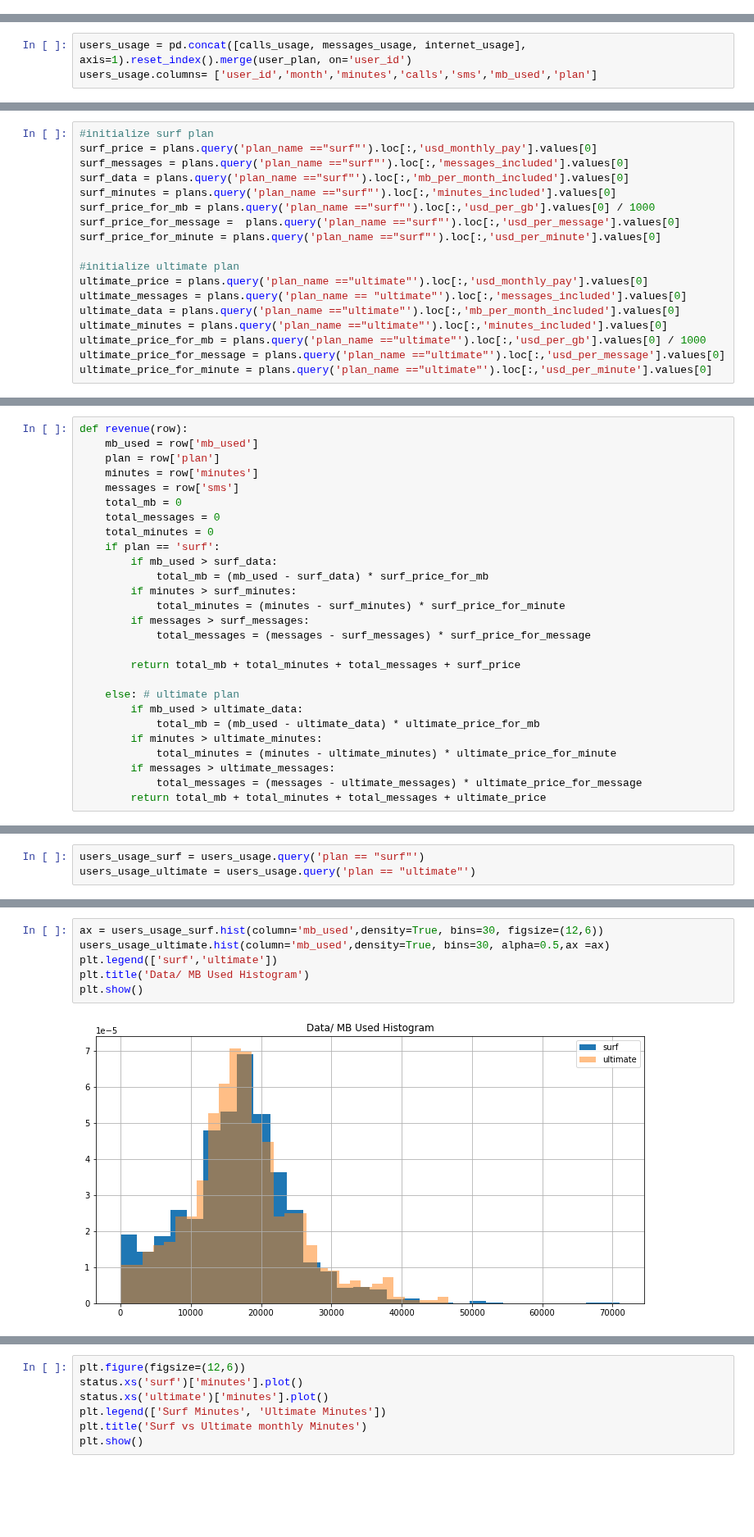
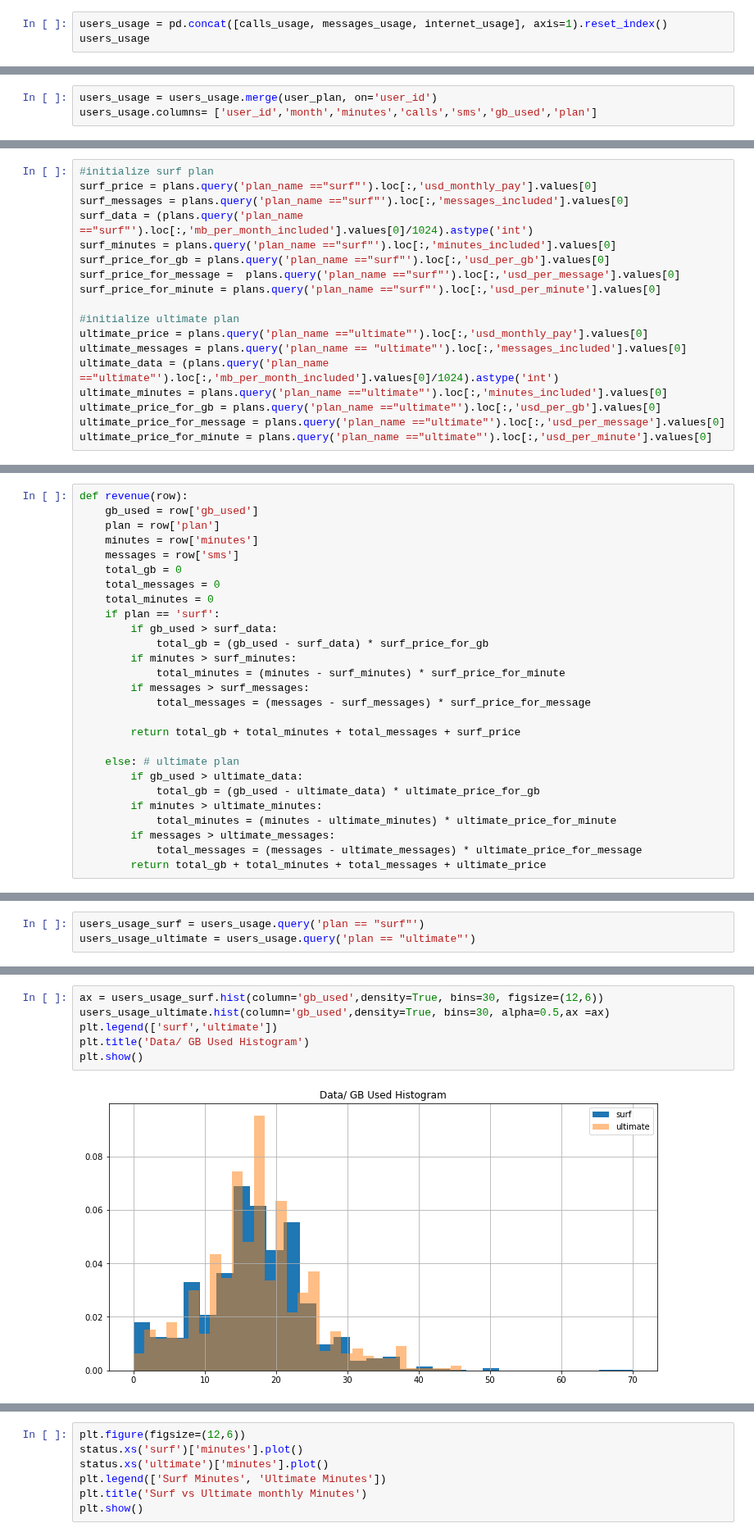
Before and after one commit to rainbowmoonlight/Yandex_Practicum_Projects, a Jupyter notebook: 03 Telecom Statistical Data Analysis/Telecom Statistical Data Analysis.ipynb, the cells around one changed output, grey strips where cells are left out. Shown at 82% size. Cells and saved outputs as stored; diff of their text form; blank space fills up the shorter version.

Commit message:
add telecom data analysis

```diff
--- a/03 Telecom Statistical Data Analysis/Telecom Statistical Data Analysis.ipynb
+++ b/03 Telecom Statistical Data Analysis/Telecom Statistical Data Analysis.ipynb
@@ -785,3 +805,6 @@ user_plan
 | 498 | 1498 | surf |
 | 499 | 1499 | surf |
 500 rows × 2 columns
+# %%
+users_usage = pd.concat([calls_usage, messages_usage, internet_usage], axis=1).reset_index()
+users_usage
@@ -788,6 +825,6 @@ user_plan
 # %%
-users_usage = pd.concat([calls_usage, messages_usage, internet_usage], axis=1).reset_index().merge(user_plan, on='user_id')
-users_usage.columns= ['user_id','month','minutes','calls','sms','mb_used','plan']
+users_usage = users_usage.merge(user_plan, on='user_id')
+users_usage.columns= ['user_id','month','minutes','calls','sms','gb_used','plan']
 # %%
 users_usage
 # %% [output]
@@ -832,18 +869,18 @@ plans.query('plan_name == "ultimate"').loc[:,'messages_included'].values[0]
 #initialize surf plan
 surf_price = plans.query('plan_name =="surf"').loc[:,'usd_monthly_pay'].values[0]
 surf_messages = plans.query('plan_name =="surf"').loc[:,'messages_included'].values[0]
-surf_data = plans.query('plan_name =="surf"').loc[:,'mb_per_month_included'].values[0]
+surf_data = (plans.query('plan_name =="surf"').loc[:,'mb_per_month_included'].values[0]/1024).astype('int')
 surf_minutes = plans.query('plan_name =="surf"').loc[:,'minutes_included'].values[0]
-surf_price_for_mb = plans.query('plan_name =="surf"').loc[:,'usd_per_gb'].values[0] / 1000
+surf_price_for_gb = plans.query('plan_name =="surf"').loc[:,'usd_per_gb'].values[0]
 surf_price_for_message =  plans.query('plan_name =="surf"').loc[:,'usd_per_message'].values[0]
 surf_price_for_minute = plans.query('plan_name =="surf"').loc[:,'usd_per_minute'].values[0]
 
 #initialize ultimate plan
 ultimate_price = plans.query('plan_name =="ultimate"').loc[:,'usd_monthly_pay'].values[0]
 ultimate_messages = plans.query('plan_name == "ultimate"').loc[:,'messages_included'].values[0]
-ultimate_data = plans.query('plan_name =="ultimate"').loc[:,'mb_per_month_included'].values[0]
+ultimate_data = (plans.query('plan_name =="ultimate"').loc[:,'mb_per_month_included'].values[0]/1024).astype('int')
 ultimate_minutes = plans.query('plan_name =="ultimate"').loc[:,'minutes_included'].values[0]
-ultimate_price_for_mb = plans.query('plan_name =="ultimate"').loc[:,'usd_per_gb'].values[0] / 1000
+ultimate_price_for_gb = plans.query('plan_name =="ultimate"').loc[:,'usd_per_gb'].values[0]
 ultimate_price_for_message = plans.query('plan_name =="ultimate"').loc[:,'usd_per_message'].values[0]
 ultimate_price_for_minute = plans.query('plan_name =="ultimate"').loc[:,'usd_per_minute'].values[0]
 # %%
@@ -881,30 +918,30 @@ ultimate price for message :0.01 usd
 ultimate price for minute :0.01 usd
 # %%
 def revenue(row):
-    mb_used = row['mb_used']
+    gb_used = row['gb_used']
     plan = row['plan']
     minutes = row['minutes']
     messages = row['sms']
-    total_mb = 0
+    total_gb = 0
     total_messages = 0
     total_minutes = 0
     if plan == 'surf':
-        if mb_used > surf_data:
-            total_mb = (mb_used - surf_data) * surf_price_for_mb
+        if gb_used > surf_data:
+            total_gb = (gb_used - surf_data) * surf_price_for_gb
         if minutes > surf_minutes:
             total_minutes = (minutes - surf_minutes) * surf_price_for_minute
         if messages > surf_messages:
             total_messages = (messages - surf_messages) * surf_price_for_message
 
-        return total_mb + total_minutes + total_messages + surf_price
+        return total_gb + total_minutes + total_messages + surf_price
 
     else: # ultimate plan
-        if mb_used > ultimate_data:
-            total_mb = (mb_used - ultimate_data) * ultimate_price_for_mb
+        if gb_used > ultimate_data:
+            total_gb = (gb_used - ultimate_data) * ultimate_price_for_gb
         if minutes > ultimate_minutes:
             total_minutes = (minutes - ultimate_minutes) * ultimate_price_for_minute
         if messages > ultimate_messages:
             total_messages = (messages - ultimate_messages) * ultimate_price_for_message
-        return total_mb + total_minutes + total_messages + ultimate_price
+        return total_gb + total_minutes + total_messages + ultimate_price
 # %%
 users_usage['revenue'] = users_usage.apply(revenue, axis=1)
@@ -1084,10 +1130,10 @@ plt.show()
 # %% [output]
 [figure]
 # %%
-ax = users_usage_surf.hist(column='mb_used',density=True, bins=30, figsize=(12,6))
-users_usage_ultimate.hist(column='mb_used',density=True, bins=30, alpha=0.5,ax =ax)
+ax = users_usage_surf.hist(column='gb_used',density=True, bins=30, figsize=(12,6))
+users_usage_ultimate.hist(column='gb_used',density=True, bins=30, alpha=0.5,ax =ax)
 plt.legend(['surf','ultimate'])
-plt.title('Data/ MB Used Histogram')
+plt.title('Data/ GB Used Histogram')
 plt.show()
 # %% [output]
-[figure, old version]
+[figure, new version]
```
Also changed, not shown: parts of 40 cells of this notebook.
